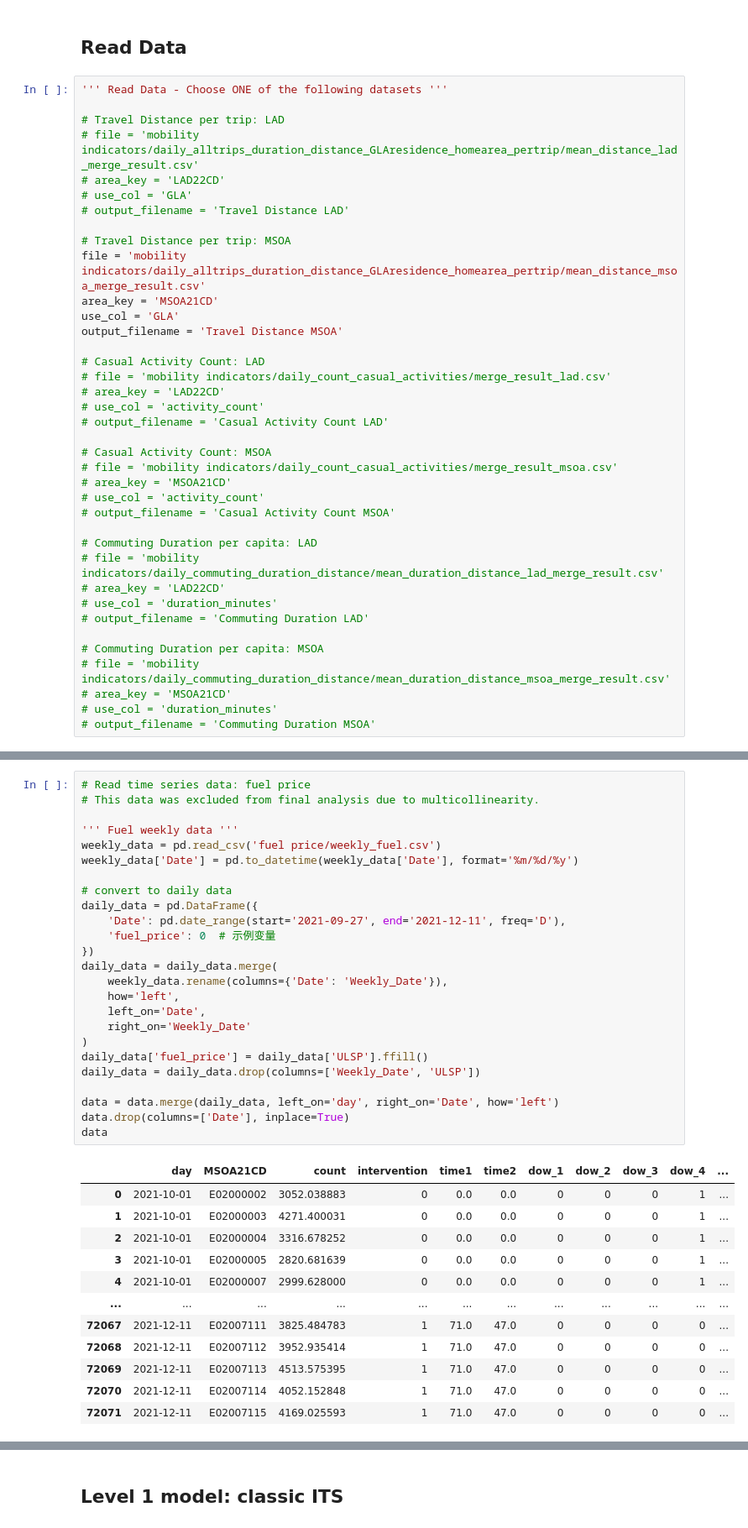
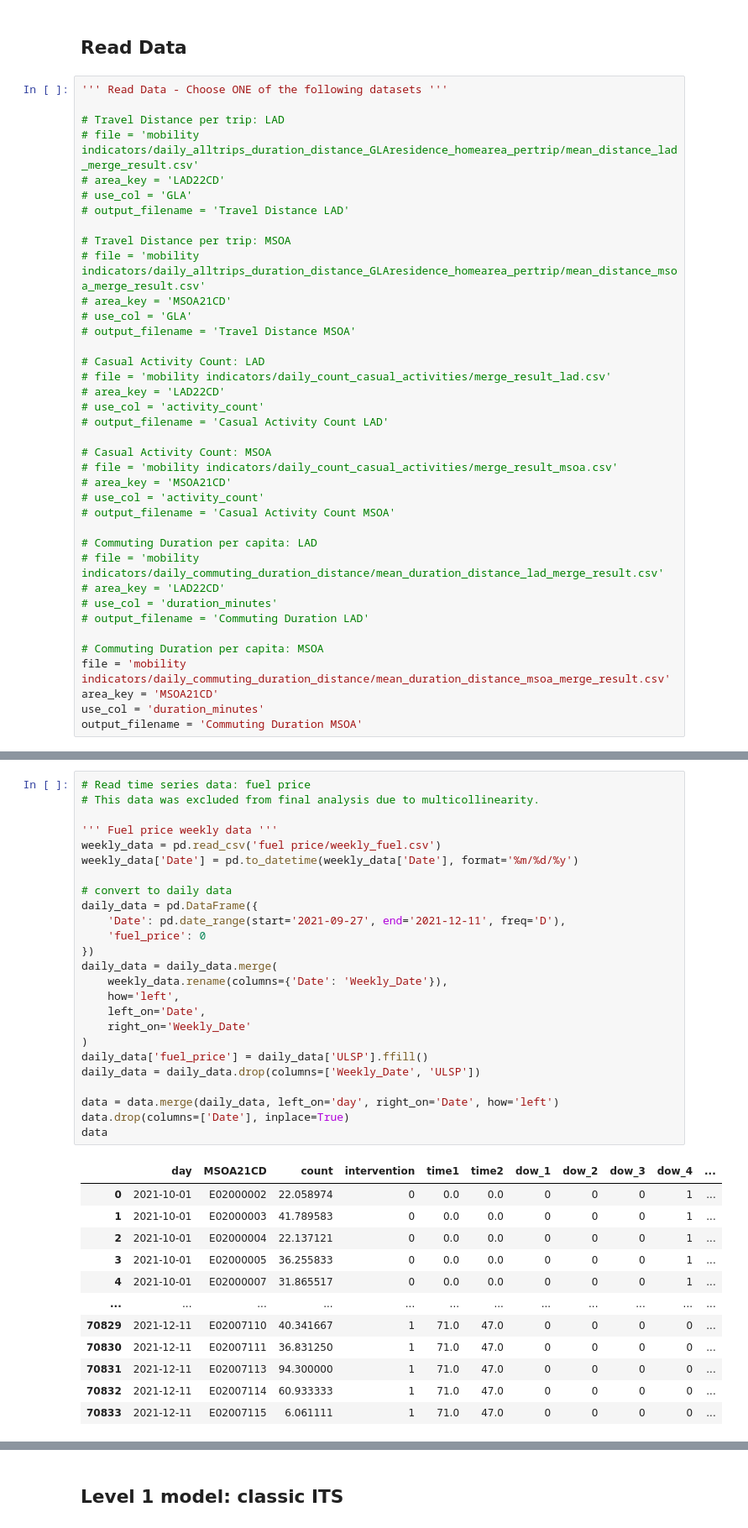
Before and after one commit to c-zhong-ucl-ac-uk/ULEZ-Expansion, a Jupyter notebook: Extended ITS.ipynb, the cells around one changed output, grey strips where cells are left out. Shown at 84% size. Saved outputs shown, nothing was run; the diff lists cells and outputs as text.

```diff
--- a/Extended ITS.ipynb
+++ b/Extended ITS.ipynb
@@ -19,10 +19,10 @@ from matplotlib_scalebar.scalebar import ScaleBar
 # output_filename = 'Travel Distance LAD'
 
 # Travel Distance per trip: MSOA
-file = 'mobility indicators/daily_alltrips_duration_distance_GLAresidence_homearea_pertrip/mean_distance_msoa_merge_result.csv'
-area_key = 'MSOA21CD'
-use_col = 'GLA'
-output_filename = 'Travel Distance MSOA'
+# file = 'mobility indicators/daily_alltrips_duration_distance_GLAresidence_homearea_pertrip/mean_distance_msoa_merge_result.csv'
+# area_key = 'MSOA21CD'
+# use_col = 'GLA'
+# output_filename = 'Travel Distance MSOA'
 
 # Casual Activity Count: LAD
 # file = 'mobility indicators/daily_count_casual_activities/merge_result_lad.csv'
@@ -43,10 +43,10 @@ output_filename = 'Travel Distance MSOA'
 # output_filename = 'Commuting Duration LAD'
 
 # Commuting Duration per capita: MSOA
-# file = 'mobility indicators/daily_commuting_duration_distance/mean_duration_distance_msoa_merge_result.csv'
-# area_key = 'MSOA21CD'
-# use_col = 'duration_minutes'
-# output_filename = 'Commuting Duration MSOA'
+file = 'mobility indicators/daily_commuting_duration_distance/mean_duration_distance_msoa_merge_result.csv'
+area_key = 'MSOA21CD'
+use_col = 'duration_minutes'
+output_filename = 'Commuting Duration MSOA'
 # %%
 ''' Read Data '''
 
@@ -261,38 +261,38 @@ data
 # %%
 # Read time series data: fuel price
 # This data was excluded from final analysis due to multicollinearity.
 
-''' Fuel weekly data '''
+''' Fuel price weekly data '''
 weekly_data = pd.read_csv('fuel price/weekly_fuel.csv')
 weekly_data['Date'] = pd.to_datetime(weekly_data['Date'], format='%m/%d/%y')
 
 # convert to daily data
 daily_data = pd.DataFrame({
     'Date': pd.date_range(start='2021-09-27', end='2021-12-11', freq='D'),
-    'fuel_price': 0  # 示例变量
+    'fuel_price': 0
 })
 daily_data = daily_data.merge(
     weekly_data.rename(columns={'Date': 'Weekly_Date'}),
     how='left',
     left_on='Date',
     right_on='Weekly_Date'
 )
 daily_data['fuel_price'] = daily_data['ULSP'].ffill()
 daily_data = daily_data.drop(columns=['Weekly_Date', 'ULSP'])
 
 data = data.merge(daily_data, left_on='day', right_on='Date', how='left')
 data.drop(columns=['Date'], inplace=True)
 data
 # %% [output]
 |  | day | MSOA21CD | count | intervention | time1 | time2 | dow_1 | dow_2 | dow_3 | dow_4 | ... |
-| 0 | 2021-10-01 | E02000002 | 3052.038883 | 0 | 0.0 | 0.0 | 0 | 0 | 0 | 1 | ... |
-| 1 | 2021-10-01 | E02000003 | 4271.400031 | 0 | 0.0 | 0.0 | 0 | 0 | 0 | 1 | ... |
-| 2 | 2021-10-01 | E02000004 | 3316.678252 | 0 | 0.0 | 0.0 | 0 | 0 | 0 | 1 | ... |
-| 3 | 2021-10-01 | E02000005 | 2820.681639 | 0 | 0.0 | 0.0 | 0 | 0 | 0 | 1 | ... |
-| 4 | 2021-10-01 | E02000007 | 2999.628000 | 0 | 0.0 | 0.0 | 0 | 0 | 0 | 1 | ... |
+| 0 | 2021-10-01 | E02000002 | 22.058974 | 0 | 0.0 | 0.0 | 0 | 0 | 0 | 1 | ... |
+| 1 | 2021-10-01 | E02000003 | 41.789583 | 0 | 0.0 | 0.0 | 0 | 0 | 0 | 1 | ... |
+| 2 | 2021-10-01 | E02000004 | 22.137121 | 0 | 0.0 | 0.0 | 0 | 0 | 0 | 1 | ... |
+| 3 | 2021-10-01 | E02000005 | 36.255833 | 0 | 0.0 | 0.0 | 0 | 0 | 0 | 1 | ... |
+| 4 | 2021-10-01 | E02000007 | 31.865517 | 0 | 0.0 | 0.0 | 0 | 0 | 0 | 1 | ... |
 | ... | ... | ... | ... | ... | ... | ... | ... | ... | ... | ... | ... |
-| 72067 | 2021-12-11 | E02007111 | 3825.484783 | 1 | 71.0 | 47.0 | 0 | 0 | 0 | 0 | ... |
-| 72068 | 2021-12-11 | E02007112 | 3952.935414 | 1 | 71.0 | 47.0 | 0 | 0 | 0 | 0 | ... |
-| 72069 | 2021-12-11 | E02007113 | 4513.575395 | 1 | 71.0 | 47.0 | 0 | 0 | 0 | 0 | ... |
-| 72070 | 2021-12-11 | E02007114 | 4052.152848 | 1 | 71.0 | 47.0 | 0 | 0 | 0 | 0 | ... |
-| 72071 | 2021-12-11 | E02007115 | 4169.025593 | 1 | 71.0 | 47.0 | 0 | 0 | 0 | 0 | ... |
+| 70829 | 2021-12-11 | E02007110 | 40.341667 | 1 | 71.0 | 47.0 | 0 | 0 | 0 | 0 | ... |
+| 70830 | 2021-12-11 | E02007111 | 36.831250 | 1 | 71.0 | 47.0 | 0 | 0 | 0 | 0 | ... |
+| 70831 | 2021-12-11 | E02007113 | 94.300000 | 1 | 71.0 | 47.0 | 0 | 0 | 0 | 0 | ... |
+| 70832 | 2021-12-11 | E02007114 | 60.933333 | 1 | 71.0 | 47.0 | 0 | 0 | 0 | 0 | ... |
+| 70833 | 2021-12-11 | E02007115 | 6.061111 | 1 | 71.0 | 47.0 | 0 | 0 | 0 | 0 | ... |
```
Also changed, not shown: parts of 13 cells of this notebook, 6 other files.
